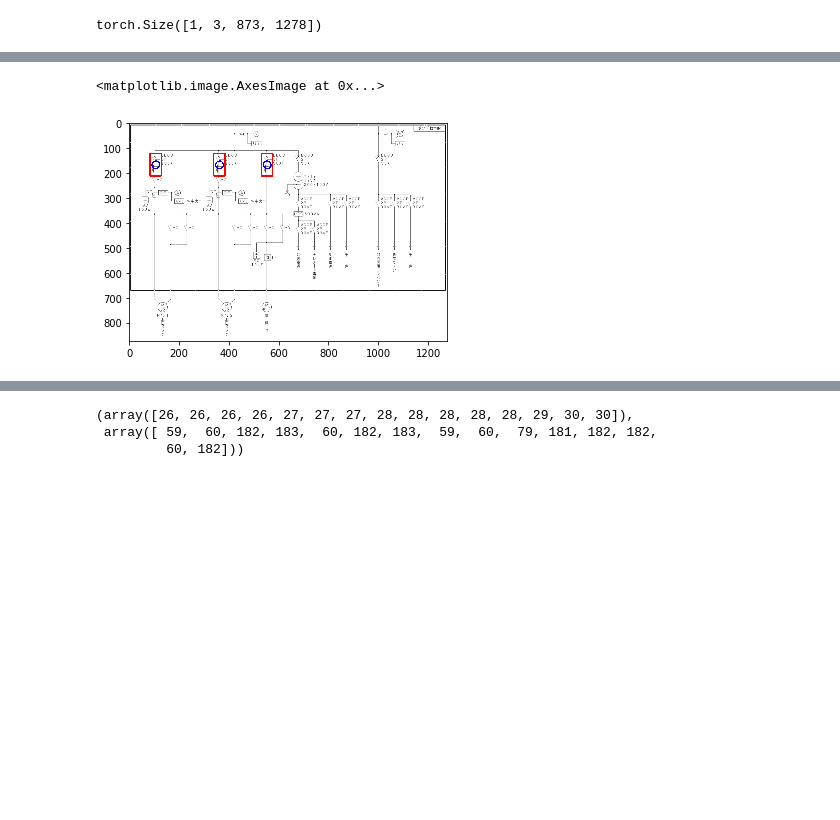
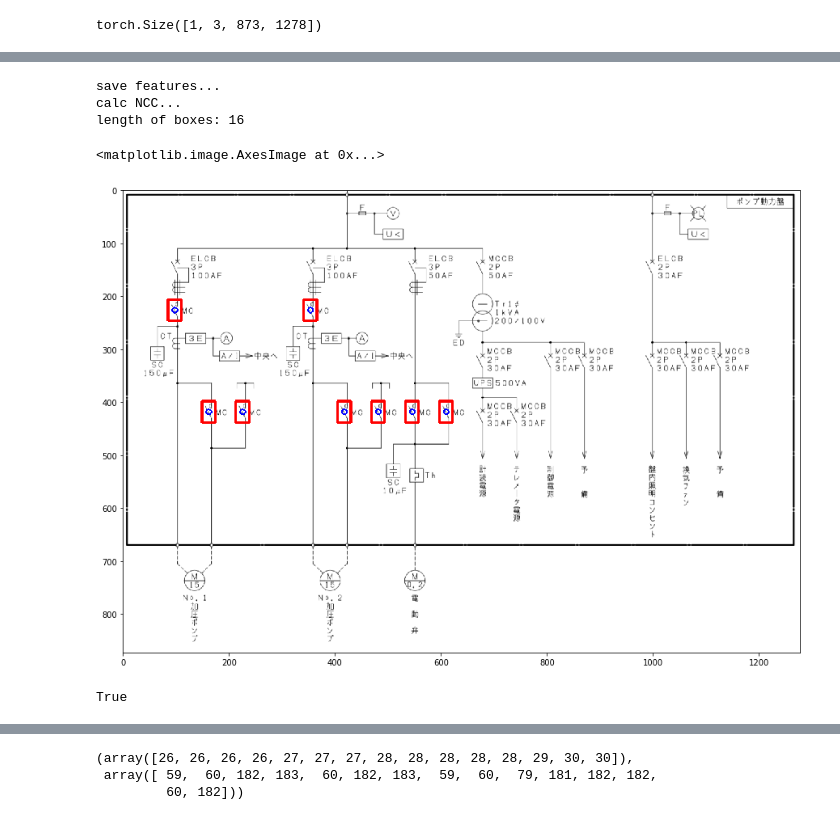
Before and after one commit to kamata1729/robustTemplateMatching, a Jupyter notebook: robustTM.ipynb, the cells around one changed output, grey strips where cells are left out. Drawn from its saved outputs; the diff is of its cells as text; code cells hidden in the pictures; blank space fills up the shorter version.

```diff
--- a/robustTM.ipynb
+++ b/robustTM.ipynb
@@ -9,6 +9,10 @@ import numpy as np
 import matplotlib.pyplot as plt
 import copy
 %matplotlib inline
+# %%
+from pylab import rcParams
+
+rcParams['figure.figsize'] = 15,15
 # %%
 raw_image = cv2.imread("sample1.png")[..., ::-1]
 image = transforms.Compose([
@@ -30,8 +34,10 @@ plt.imshow(raw_image)
 # %%
 #raw_template = raw_image[20:100, 570:650, :] #ostrich.jpg face
 #raw_template = raw_image[100:170, 220:330, :] #sample.png, 3E
-raw_template = raw_image[120:210, 85:130, :] #sample1.png ELCB
-#raw_template = cv2.resize(raw_template, dsize=None, fx=0.7, fy=0.7)
+#raw_template = raw_image[120:210, 85:130, :] #sample1.png ELCB
+#raw_template = raw_image[265:295, 180:210, :]　#sample1.png A
+raw_template = raw_image[205:245, 85:110, :]
+#raw_template = cv2.resize(raw_template, dsize=None, fx=1.3, fy=1.3)
 # %%
 raw_template.shape
 # %% [output]
@@ -114,12 +120,14 @@ class FeatureExtractor():
                 NCC[i, j] = np.sum((M_tilde * F)/(np.linalg.norm(M_tilde)*np.linalg.norm(F)))
         return NCC
 
-    def __call__(self, template, image, threshold=0.8):
+    def __call__(self, template, image, threshold=None):
         if self.use_cuda:
             template = template.cuda()
             image = image.cuda()
 
         self.l_star = self.calc_l_star(template)
+
+        print("save features...")
 
         # save template feature map (named F in paper)
         template_handle = self.model[self.index[self.l_star]].register_forward_hook(self.save_template_feature_map)
@@ -135,9 +143,13 @@ class FeatureExtractor():
             self.template_feature_map = self.template_feature_map.cpu()
             self.image_feature_map = self.image_feature_map.cpu()
 
+        print("calc NCC...")
         # calc NCC
         self.NCC = self.calc_NCC(self.template_feature_map.numpy(), self.image_feature_map.numpy())
+        if threshold is None:
+            threshold = 0.9 * np.max(self.NCC)
         max_indices = np.array(np.where(self.NCC > threshold)).T
+        print("length of boxes: {}".format(len(max_indices)))
 
         boxes = []
         centers = []
@@ -178,13 +218,17 @@ vgg_feature = models.vgg13(pretrained=True).features
 # %%
 FE = FeatureExtractor(vgg_feature, use_cuda=True, padding=True)
 # %%
-boxes, centers, scores = FE(template, image, threshold=0.8)
+boxes, centers, scores = FE(template, image, threshold=None)
+# %% [output]
+save features...
+calc NCC...
+length of boxes: 16
 # %%
 d_img = raw_image.astype(np.uint8).copy()
 for i in nms(np.array(boxes), np.array(scores), thresh=0.5):
     d_img = cv2.rectangle(d_img, boxes[i][0], boxes[i][1], (255,0,0), 3)
-    d_img = cv2.circle(d_img, centers[i], 15, (0,0,255), 3)
+    d_img = cv2.circle(d_img, centers[i], int((boxes[i][1][0] - boxes[i][0][0])*0.2), (0,0,255), 2)
 plt.imshow(d_img)
 # %% [output]
 <matplotlib.image.AxesImage at 0x...>
-[figure, old version]
+[figure, new version]
@@ -219,3 +235,7 @@ def nms(dets, scores, thresh):
+# %%
+cv2.imwrite("results/result_MC.png", d_img)
+# %% [output]
+True
 # %%
 NCC = FE.NCC / np.max(FE.NCC)
 plt.imshow(NCC)
```
Also changed, not shown: parts of 6 cells of this notebook, 1 other file.
